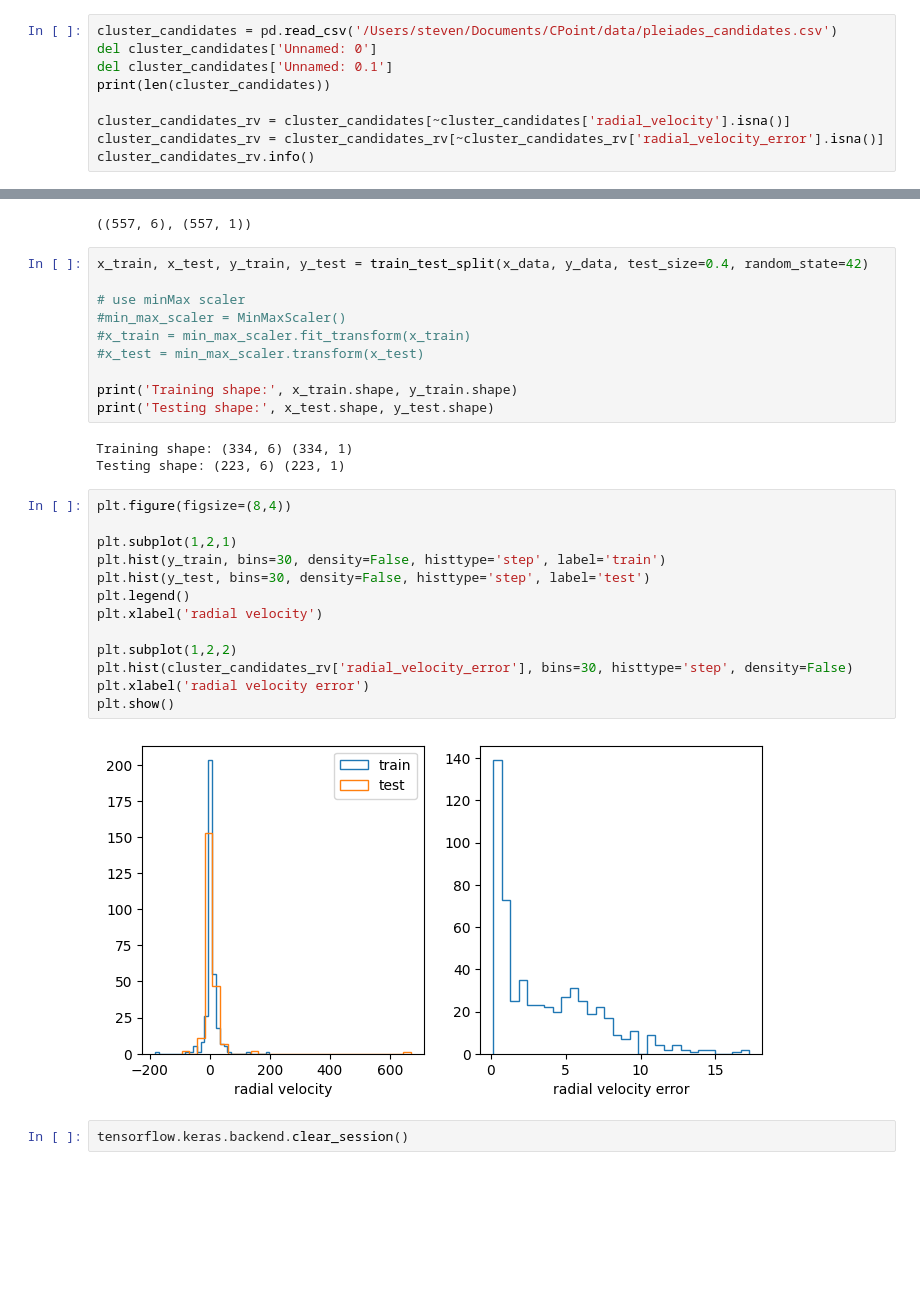
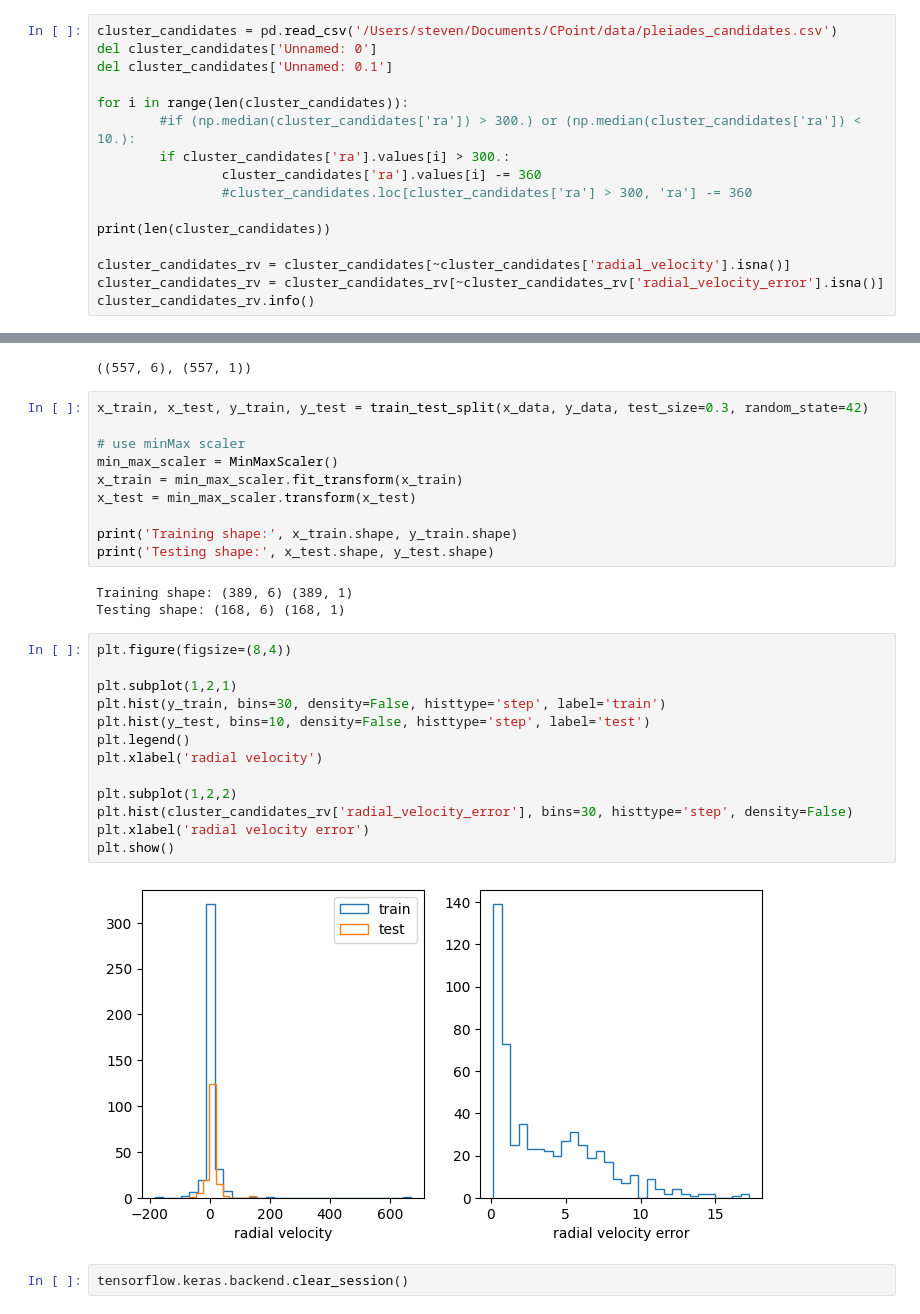
Before and after one commit to stevenalfonso/radial-velocity, a Jupyter notebook: regression_radial_velocity.ipynb, the cells around one changed output, grey strips where cells are left out. Cells and saved outputs as stored; diff of their text form; blank space fills up the shorter version.

```diff
--- a/regression_radial_velocity.ipynb
+++ b/regression_radial_velocity.ipynb
@@ -24,6 +24,13 @@ from tensorflow.keras.layers import Dense, Dropout, Input
 cluster_candidates = pd.read_csv('/Users/steven/Documents/CPoint/data/pleiades_candidates.csv')
 del cluster_candidates['Unnamed: 0']
 del cluster_candidates['Unnamed: 0.1']
+
+for i in range(len(cluster_candidates)):
+        #if (np.median(cluster_candidates['ra']) > 300.) or (np.median(cluster_candidates['ra']) < 10.):
+        if cluster_candidates['ra'].values[i] > 300.:
+                cluster_candidates['ra'].values[i] -= 360
+                #cluster_candidates.loc[cluster_candidates['ra'] > 300, 'ra'] -= 360
+
 print(len(cluster_candidates))
 
 cluster_candidates_rv = cluster_candidates[~cluster_candidates['radial_velocity'].isna()]
@@ -72,33 +94,33 @@ x_data.shape, y_data.shape
 # %% [output]
 ((557, 6), (557, 1))
 # %%
-x_train, x_test, y_train, y_test = train_test_split(x_data, y_data, test_size=0.4, random_state=42)
+x_train, x_test, y_train, y_test = train_test_split(x_data, y_data, test_size=0.3, random_state=42)
 
 # use minMax scaler
-#min_max_scaler = MinMaxScaler()
-#x_train = min_max_scaler.fit_transform(x_train)
-#x_test = min_max_scaler.transform(x_test)
+min_max_scaler = MinMaxScaler()
+x_train = min_max_scaler.fit_transform(x_train)
+x_test = min_max_scaler.transform(x_test)
 
 print('Training shape:', x_train.shape, y_train.shape)
 print('Testing shape:', x_test.shape, y_test.shape)
 # %% [output]
-Training shape: (334, 6) (334, 1)
-Testing shape: (223, 6) (223, 1)
+Training shape: (389, 6) (389, 1)
+Testing shape: (168, 6) (168, 1)
 # %%
 plt.figure(figsize=(8,4))
 
 plt.subplot(1,2,1)
 plt.hist(y_train, bins=30, density=False, histtype='step', label='train')
-plt.hist(y_test, bins=30, density=False, histtype='step', label='test')
+plt.hist(y_test, bins=10, density=False, histtype='step', label='test')
 plt.legend()
 plt.xlabel('radial velocity')
 
 plt.subplot(1,2,2)
 plt.hist(cluster_candidates_rv['radial_velocity_error'], bins=30, histtype='step', density=False)
 plt.xlabel('radial velocity error')
 plt.show()
 # %% [output]
-[figure, old version]
+[figure, new version]
 # %%
 tensorflow.keras.backend.clear_session()
 # %%
```
Also changed, not shown: parts of 6 cells of this notebook.
